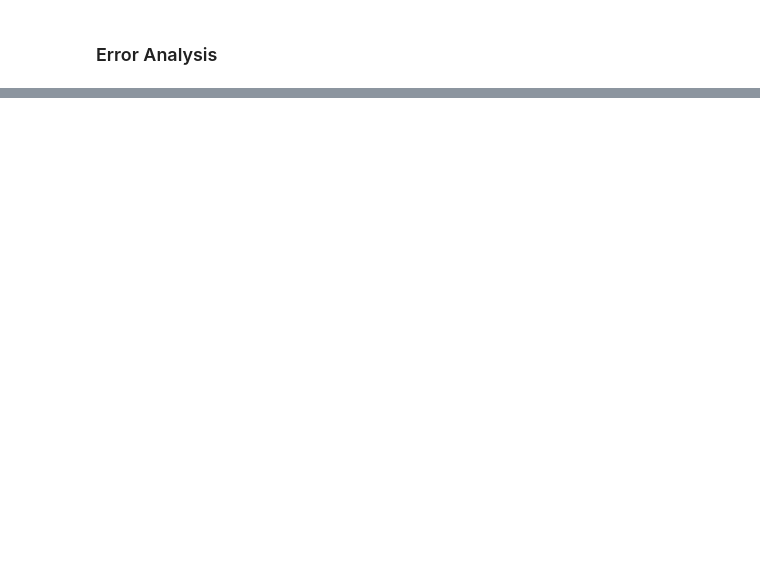
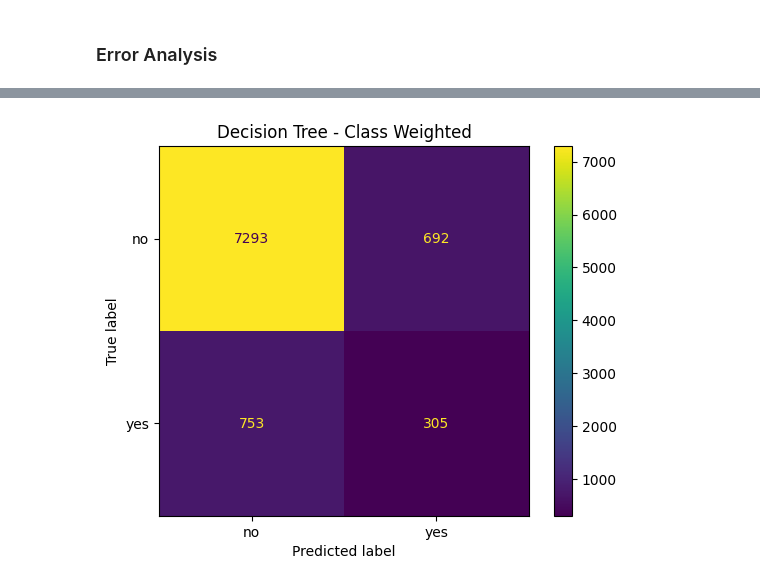
Before and after one commit to AtharvaChitnis/PGIT, a Jupyter notebook: Marketing_Research_ML.ipynb, the cells around one changed output, grey strips where cells are left out. Drawn from its saved outputs; the diff is of its cells as text; code cells hidden in the pictures; blank space fills up the shorter version.

```diff
--- a/Marketing_Research_ML.ipynb
+++ b/Marketing_Research_ML.ipynb
@@ -721,0 +846,13 @@ print(classification_report(
+# %%
+from sklearn.tree import DecisionTreeClassifier
+from sklearn.pipeline import Pipeline
+
+decision_tree_weighted = Pipeline([
+    ("preprocessor", preprocessor),
+    ("model", DecisionTreeClassifier(
+        random_state=42,
+        class_weight="balanced"
+    ))
+])
+# %%
+decision_tree_weighted.fit(X_train, y_train)
@@ -721,0 +871,3 @@ print(classification_report(
+# %%
+y_pred_dtw = decision_tree_weighted.predict(X_test)
+y_prob_dtw = decision_tree_weighted.predict_proba(X_test)[:, 1]
@@ -721,0 +906,10 @@ print(classification_report(
+# %%
+ConfusionMatrixDisplay.from_predictions(
+    y_test,
+    y_pred_dtw
+)
+
+plt.title("Decision Tree - Class Weighted")
+plt.show()
+# %% [output]
+[figure, added]
```
Also changed, not shown: parts of 47 cells of this notebook.
